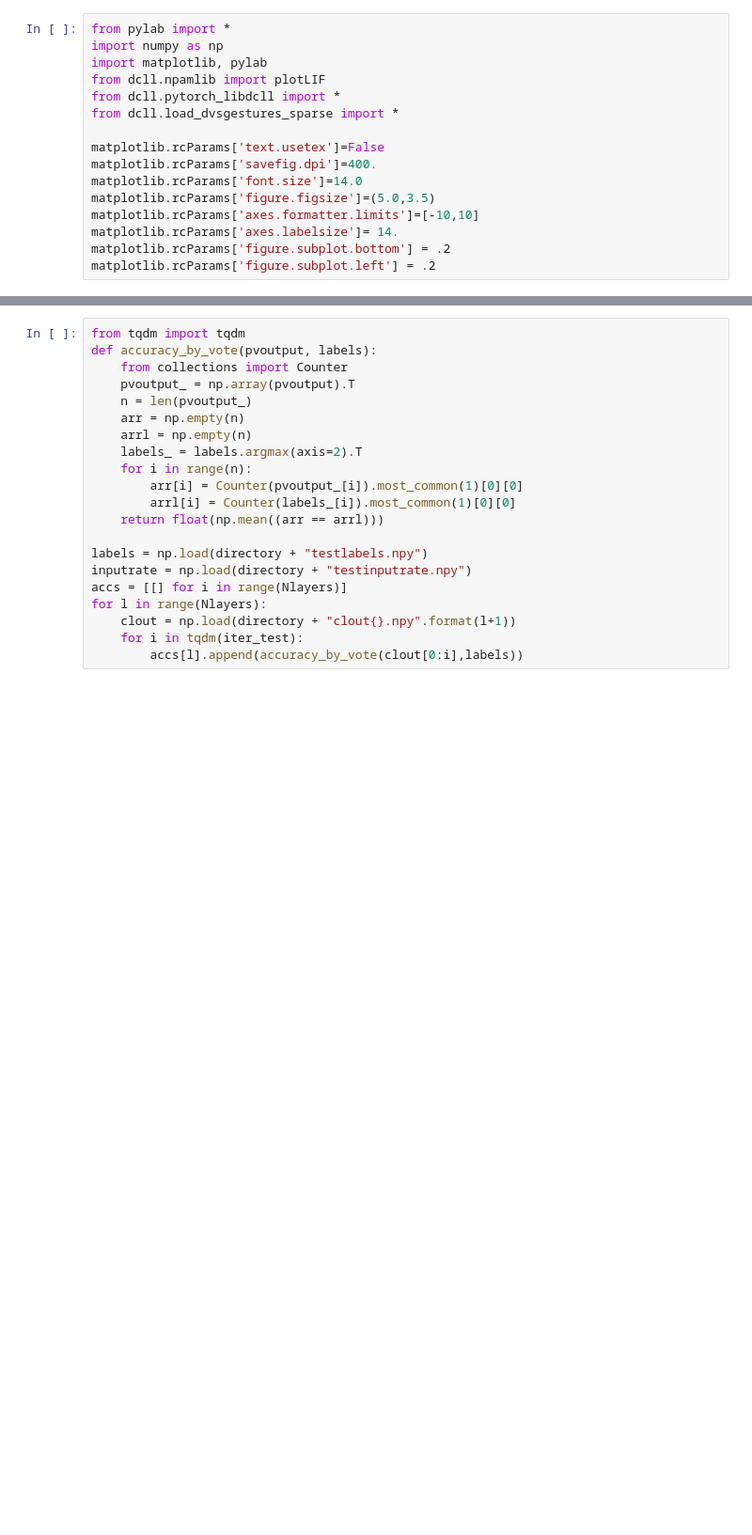
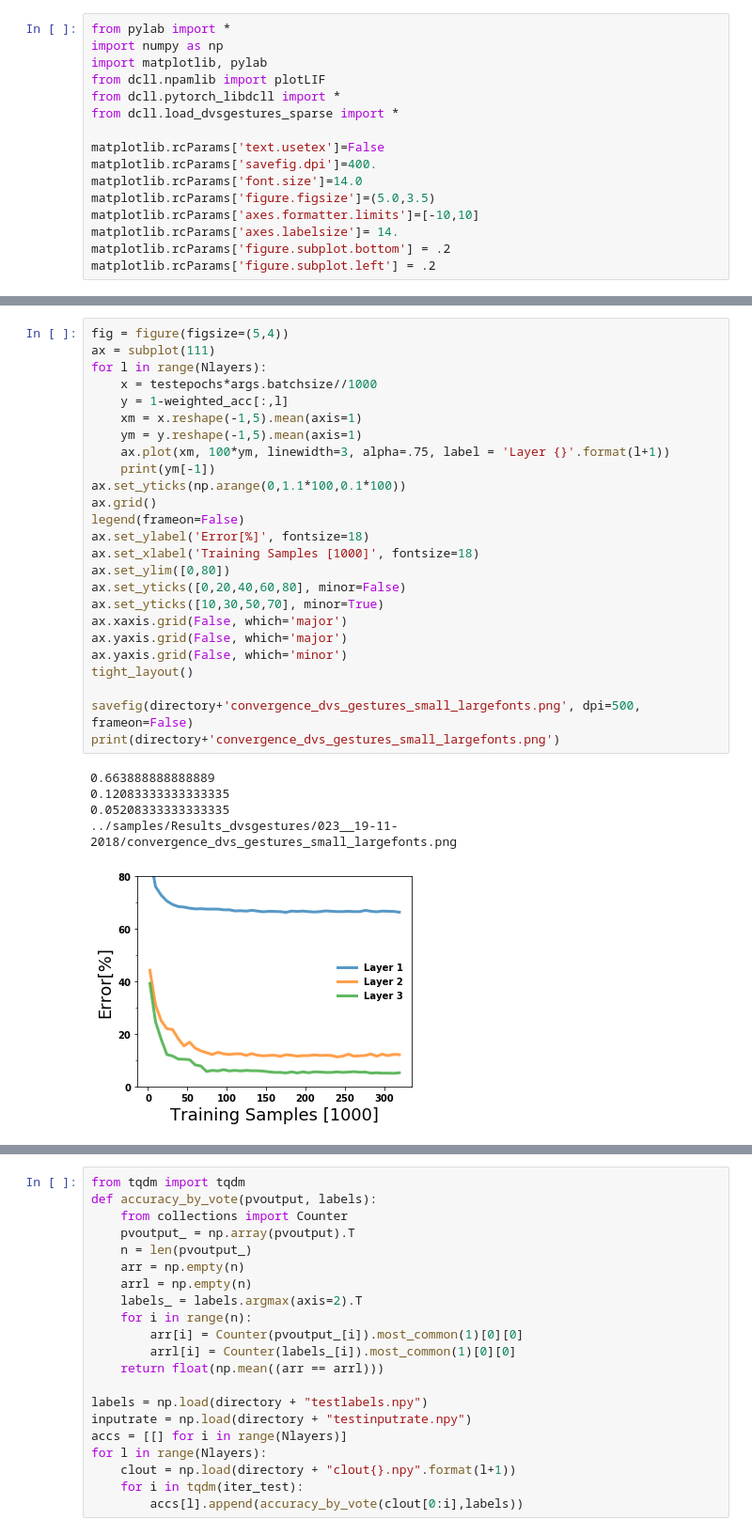
Before and after one commit to nmi-lab/dcll, a Jupyter notebook: notebooks/plot_dvs_gestures.ipynb, the cells around one changed output, grey strips where cells are left out. Shown: that part at 94% size. Drawn from its saved outputs; the diff is of its cells as text; blank space fills up the shorter version.

```diff
--- a/notebooks/plot_dvs_gestures.ipynb
+++ b/notebooks/plot_dvs_gestures.ipynb
@@ -77,3 +148,34 @@ savefig(directory+'convergence_dvs_gestures_small.png', dpi=300, frameon=False)
+# %%
+fig = figure(figsize=(5,4))
+ax = subplot(111)
+for l in range(Nlayers):
+    x = testepochs*args.batchsize//1000
+    y = 1-weighted_acc[:,l]
+    xm = x.reshape(-1,5).mean(axis=1)
+    ym = y.reshape(-1,5).mean(axis=1)
+    ax.plot(xm, 100*ym, linewidth=3, alpha=.75, label = 'Layer {}'.format(l+1))
+    print(ym[-1])
+ax.set_yticks(np.arange(0,1.1*100,0.1*100))
+ax.grid()
+legend(frameon=False)
+ax.set_ylabel('Error[%]', fontsize=18)
+ax.set_xlabel('Training Samples [1000]', fontsize=18)
+ax.set_ylim([0,80])
+ax.set_yticks([0,20,40,60,80], minor=False)
+ax.set_yticks([10,30,50,70], minor=True)
+ax.xaxis.grid(False, which='major')
+ax.yaxis.grid(False, which='major')
+ax.yaxis.grid(False, which='minor')
+tight_layout()
+
+savefig(directory+'convergence_dvs_gestures_small_largefonts.png', dpi=500, frameon=False)
+print(directory+'convergence_dvs_gestures_small_largefonts.png')
+# %% [output]
+0.663888888888889
+0.12083333333333335
+0.05208333333333335
+../samples/Results_dvsgestures/023__19-11-2018/convergence_dvs_gestures_small_largefonts.png
+[figure, added]
 # %%
 voutput = np.load(directory+"doutput4.npy")
 soutput = np.load(directory+"doutput1.npy")
```
Also changed, not shown: parts of 21 cells of this notebook, 1 other file.
